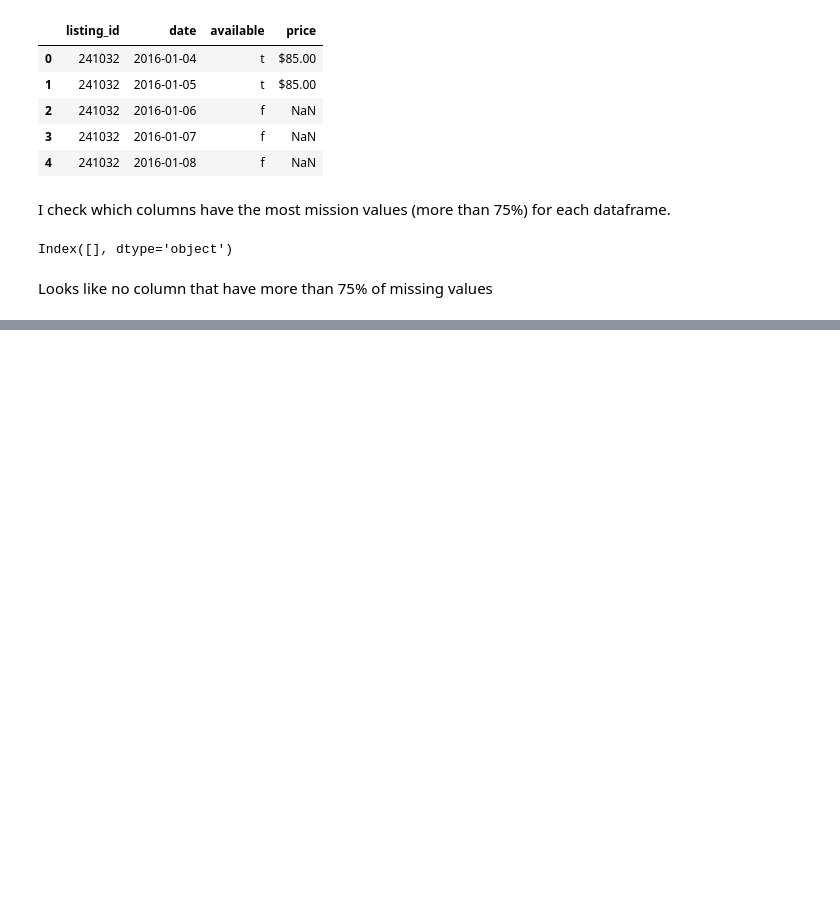
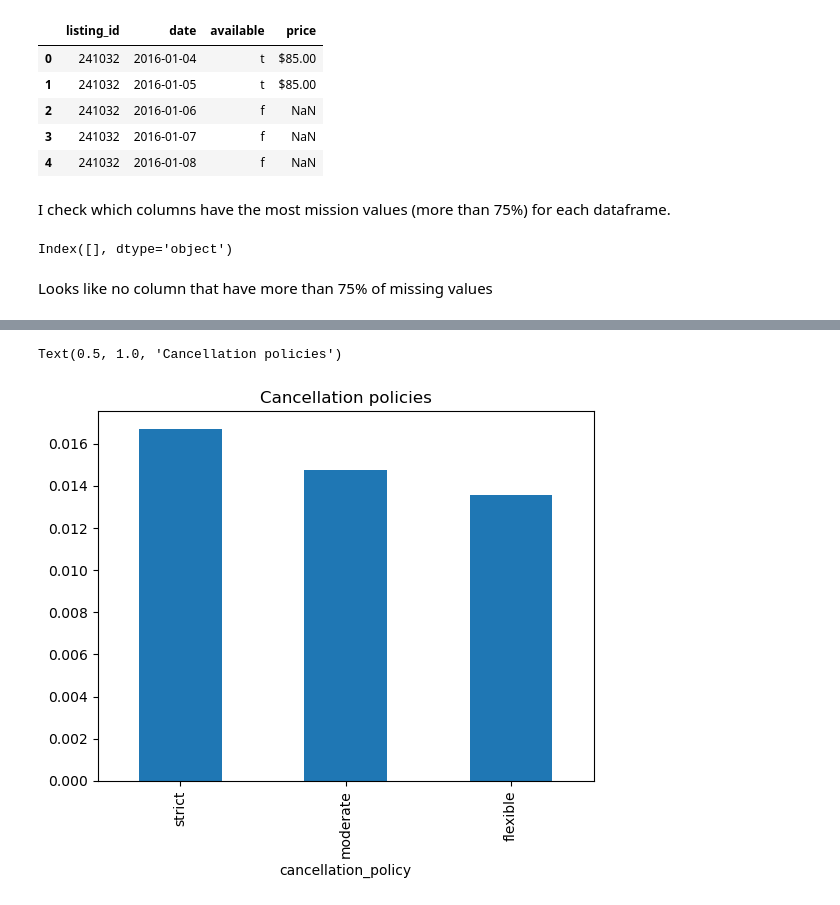
Before and after one commit to MKasigwa/airbnb_seattle_listing_analysis, a Jupyter notebook: Project1.ipynb, the cells around one changed output, grey strips where cells are left out. Saved outputs shown, nothing was run; the diff lists cells and outputs as text; code cells hidden in the pictures; blank space fills up the shorter version.

```diff
--- a/Project1.ipynb
+++ b/Project1.ipynb
@@ -46,0 +73,7 @@ Looks like no column that have more than 75% of missing values
+# %%
+status_vals2 = listing_df['cancellation_policy'].value_counts()
+(status_vals2/df.shape[0]).plot(kind="bar");
+plt.title("Cancellation policies")
+# %% [output]
+Text(0.5, 1.0, 'Cancellation policies')
+[figure, added]
```
Also changed, not shown: parts of 6 cells of this notebook, 1 other file.
